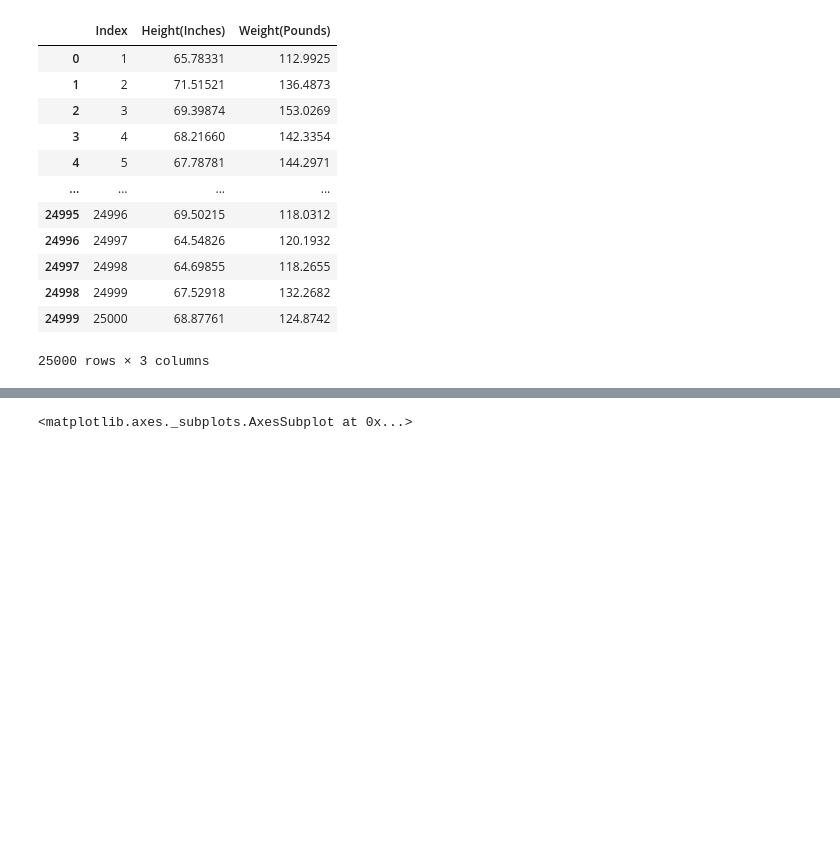
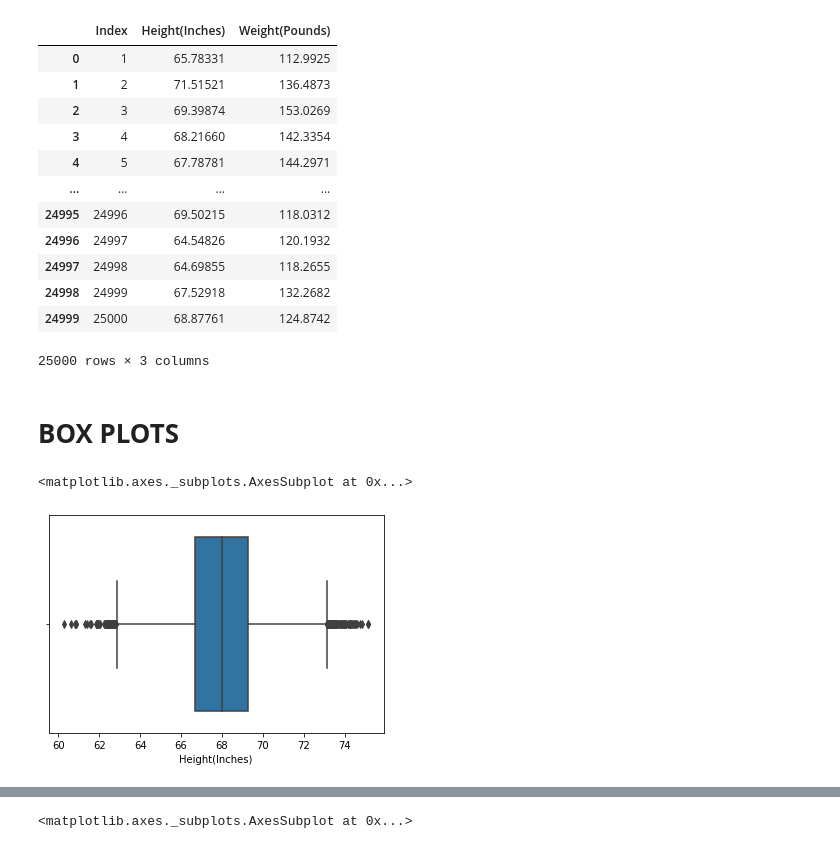
Before and after one commit to Olifira/-, a Jupyter notebook: лаб5_seaborn_олифир.ipynb, the cells around one changed output, grey strips where cells are left out. Cells and saved outputs as stored; diff of their text form; code cells hidden in the pictures; blank space fills up the shorter version.

```diff
--- a/лаб5_seaborn_олифир.ipynb
+++ b/лаб5_seaborn_олифир.ipynb
@@ -30,3 +30,10 @@ hw
 | 24998 | 24999 | 67.52918 | 132.2682 |
 | 24999 | 25000 | 68.87761 | 124.8742 |
 25000 rows × 3 columns
+# %% [markdown]
+# **BOX** **PLOTS**
+# %%
+sns.boxplot(hw['Height(Inches)'])
+# %% [output]
+<matplotlib.axes._subplots.AxesSubplot at 0x...>
+[figure, added]
```
Also changed, not shown: parts of 12 cells of this notebook.
